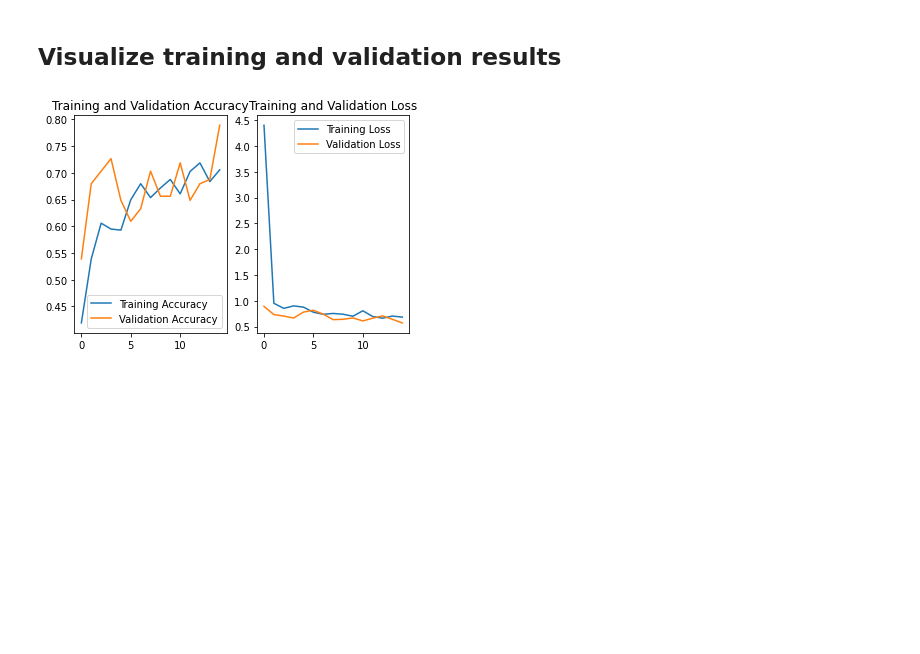
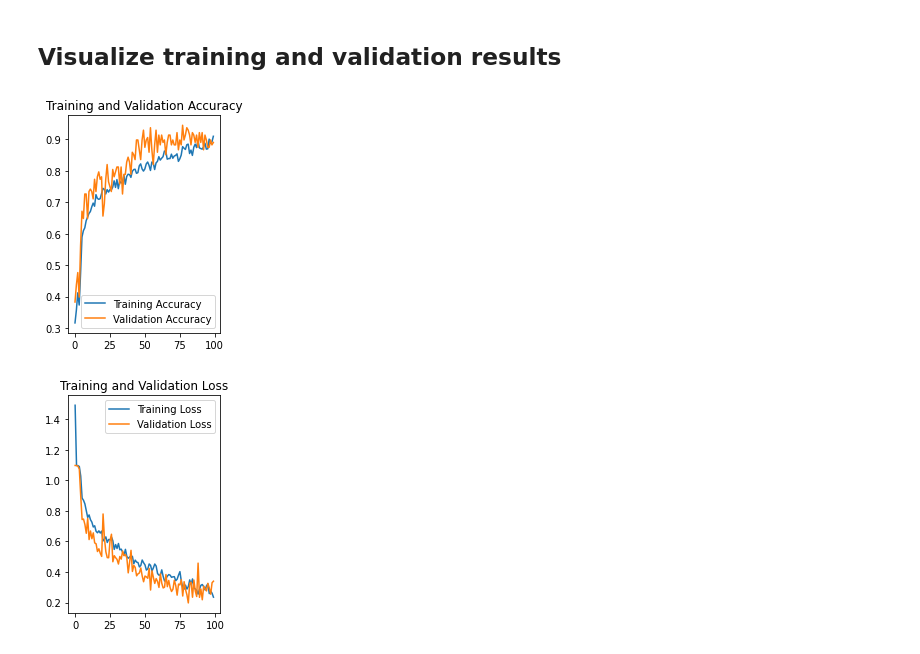
Before and after one commit to vincentjunitio00/Beans, a Jupyter notebook: Beans.ipynb, the cells around one changed output. Saved outputs shown, nothing was run; the diff lists cells and outputs as text; code cells hidden in the pictures; blank space fills up the shorter version.

```diff
--- a/Beans.ipynb
+++ b/Beans.ipynb
@@ -67,9 +69,9 @@ total_train = len(os.listdir(train_als_dir)) +  len(os.listdir(train_br_dir)) +
 total_val = len(os.listdir(val_als_dir)) + len(os.listdir(val_br_dir)) + len(os.listdir(val_healthy_dir))
 # %%
 batch_size = 32
-epochs = 15
-img_height = 500
-img_width = 500
+epochs = 100
+img_height = 125
+img_width = 125
 # %% [markdown]
 ## Prepare data
 # %%
@@ -209,11 +215,13 @@ tf.keras.backend.clear_session()
 # %%
 image_gen_train = ImageDataGenerator(
                     rescale=1./255,
-                    rotation_range=45,
-                    width_shift_range=.15,
-                    height_shift_range=.15,
+                    rotation_range=40,
+                    width_shift_range=0.2,
+                    height_shift_range=0.2,
+                    shear_range=0.2,
+                    zoom_range=0.2,
                     horizontal_flip=True,
-                    zoom_range=0.5
+                    fill_mode='nearest'
                     )
 # %%
 train_data_gen = image_gen_train.flow_from_directory(batch_size=batch_size,
@@ -314,23 +374,27 @@ Epoch 15/15
 # %%
 acc = history.history['accuracy']
 val_acc = history.history['val_accuracy']
 
 loss = history.history['loss']
 val_loss = history.history['val_loss']
 
-epochs_range = range(epochs)
+epochs_range = range(len(acc))
 
 plt.subplot(1, 2, 1)
 plt.plot(epochs_range, acc, label='Training Accuracy')
 plt.plot(epochs_range, val_acc, label='Validation Accuracy')
 plt.legend(loc='lower right')
 plt.title('Training and Validation Accuracy')
 
+plt.figure()
+
 plt.subplot(1, 2, 2)
 plt.plot(epochs_range, loss, label='Training Loss')
 plt.plot(epochs_range, val_loss, label='Validation Loss')
 plt.legend(loc='upper right')
 plt.title('Training and Validation Loss')
+
 plt.show()
 # %% [output]
-[figure, old version]
+[figure, new version]
+[figure, added]
```
Also changed, not shown: parts of 12 cells of this notebook.
